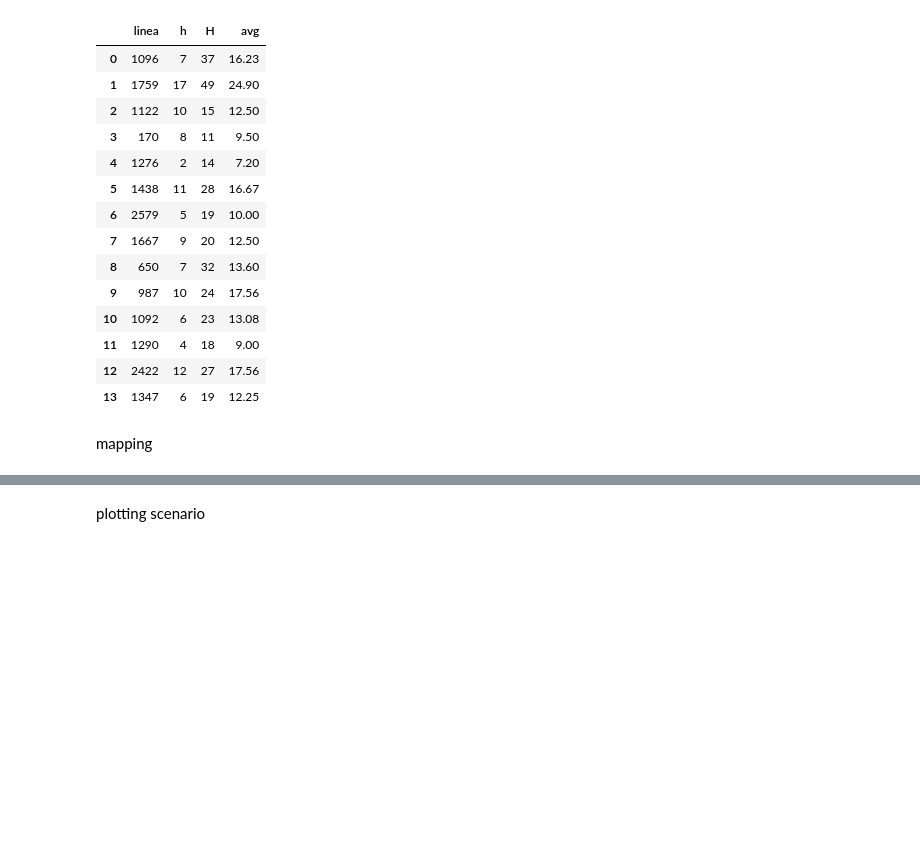
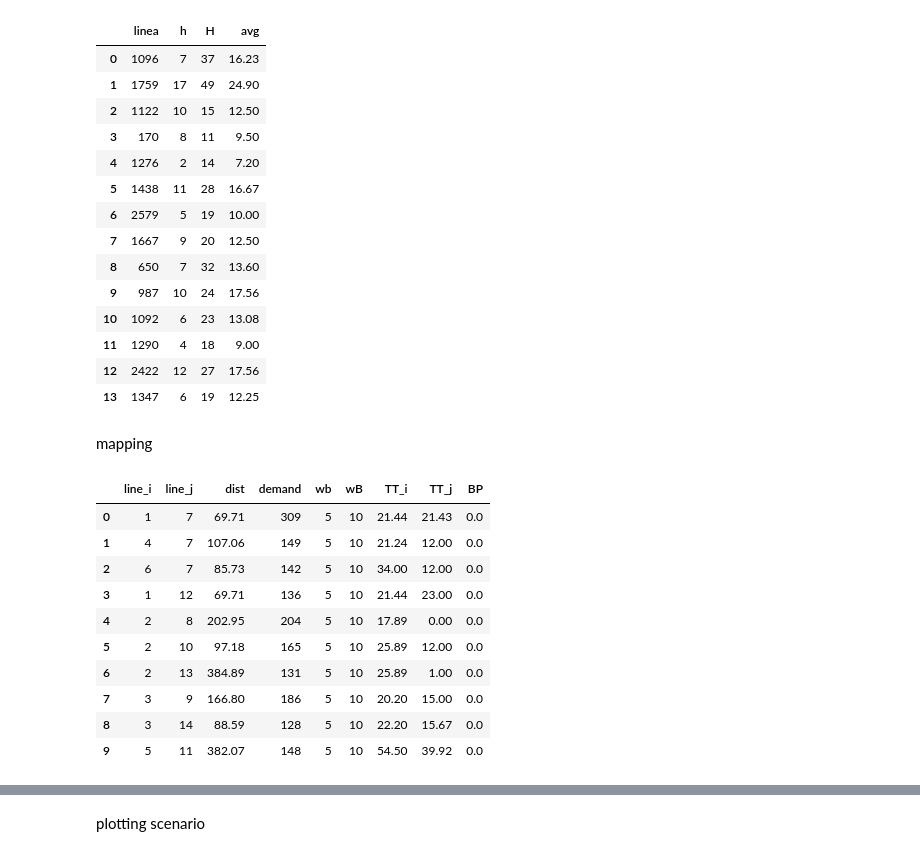
Before and after one commit to jonathan-murana/bus-generator, a Jupyter notebook: bus.ipynb, the cells around one changed output, grey strips where cells are left out. Saved outputs shown, nothing was run; the diff lists cells and outputs as text; code cells hidden in the pictures; blank space fills up the shorter version.

Commit message:
reidexado de lineas

```diff
--- a/bus.ipynb
+++ b/bus.ipynb
@@ -473,0 +468,77 @@ mapping
+# %%
+#recorrer frec_h_H_avg y agregar columna
+#luego agregar nuevas columnas a points
+
+mapeo_linea_id=[]
+#se construye mapeo
+rango_lineas_procesadas= range(1,len(frec_h_H_avg)+1)
+lista_lineas=frec_h_H_avg.linea.tolist()
+mapeo_linea_id=pd.DataFrame({'linea': lista_lineas, 'id': rango_lineas_procesadas})
+
+frec_h_H_avg_map =  pd.merge(frec_h_H_avg, mapeo_linea_id,
+                 how='left', left_on=['linea'], right_on=['linea'])
+
+
+
+
+#crear nuevo dataframe con el mismo nombre de clumna del join ahorra que agregue columnas que no se usan
+mapeo_linea_id_i=pd.DataFrame({'line_i': lista_lineas, 'id_i': rango_lineas_procesadas})
+
+
+points_map_i =  pd.merge(points, mapeo_linea_id_i,
+                 how='inner', left_on=['line_i'], right_on=['line_i'])
+
+
+#crear nuevo dataframe con el mismo nombre de clumna del join ahorra que agregue columnas que no se usan
+mapeo_linea_id_j=pd.DataFrame({'line_j': lista_lineas, 'id_j': rango_lineas_procesadas})
+
+points_map_i_j =  pd.merge(points_map_i, mapeo_linea_id_j,
+                 how='inner', left_on=['line_j'], right_on=['line_j'])
+
+
+
+#display(frec_h_H_avg_map)
+
+#display(points_map_i_j)
+
+#construye nuevo dataframe con las columnas en otro orden
+
+points_con_ids=pd.DataFrame({'line_i': points_map_i_j.id_i.tolist(),
+                             'line_j': points_map_i_j.id_j.tolist(),
+                             'dist': points_map_i_j.dist.tolist(),
+                             'demand': points_map_i_j.demand.tolist(),
+                             'wb': points_map_i_j.wb.tolist(),
+                             'wB': points_map_i_j.wB.tolist(),
+                             'TT_i': points_map_i_j.TT_i.tolist(),
+                             'TT_j': points_map_i_j.TT_j.tolist(),
+                             'BP': points_map_i_j.BP.tolist(),
+                              })
+display(points_con_ids)
+
+frec_h_H_avg_ids=pd.DataFrame({'linea': frec_h_H_avg_map.id.tolist(),
+                               'h': frec_h_H_avg_map.h.tolist(),
+                               'H': frec_h_H_avg_map.H.tolist(),
+                               'avg': frec_h_H_avg_map.avg.tolist()
+                              })
+display(frec_h_H_avg_ids)
+frec_h_H_avg_ids.round(2)
+
+redondeado_points_con_ids=points_con_ids.round(2)
+redondeado_frec_h_H_avg_ids=frec_h_H_avg_ids.round(2)
+
+
+redondeado_frec_h_H_avg_ids.to_csv("frecuencias.csv", sep='\t', encoding='utf-8', index=False, header=False)
+
+redondeado_points_con_ids.to_csv("points.csv", sep='\t', encoding='utf-8', index=False, header=False)
+# %% [output]
+|  | line_i | line_j | dist | demand | wb | wB | TT_i | TT_j | BP |
+| 0 | 1 | 7 | 69.71 | 309 | 5 | 10 | 21.44 | 21.43 | 0.0 |
+| 1 | 4 | 7 | 107.06 | 149 | 5 | 10 | 21.24 | 12.00 | 0.0 |
+| 2 | 6 | 7 | 85.73 | 142 | 5 | 10 | 34.00 | 12.00 | 0.0 |
+| 3 | 1 | 12 | 69.71 | 136 | 5 | 10 | 21.44 | 23.00 | 0.0 |
+| 4 | 2 | 8 | 202.95 | 204 | 5 | 10 | 17.89 | 0.00 | 0.0 |
+| 5 | 2 | 10 | 97.18 | 165 | 5 | 10 | 25.89 | 12.00 | 0.0 |
+| 6 | 2 | 13 | 384.89 | 131 | 5 | 10 | 25.89 | 1.00 | 0.0 |
+| 7 | 3 | 9 | 166.80 | 186 | 5 | 10 | 20.20 | 15.00 | 0.0 |
+| 8 | 3 | 14 | 88.59 | 128 | 5 | 10 | 22.20 | 15.67 | 0.0 |
+| 9 | 5 | 11 | 382.07 | 148 | 5 | 10 | 54.50 | 39.92 | 0.0 |
```
Also changed, not shown: parts of 7 cells of this notebook, 3 other files.
